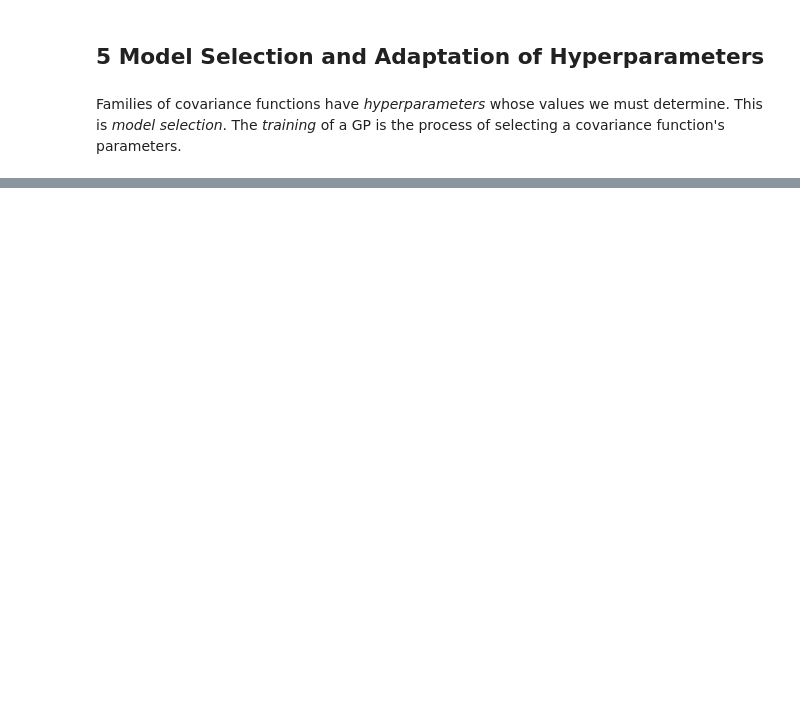
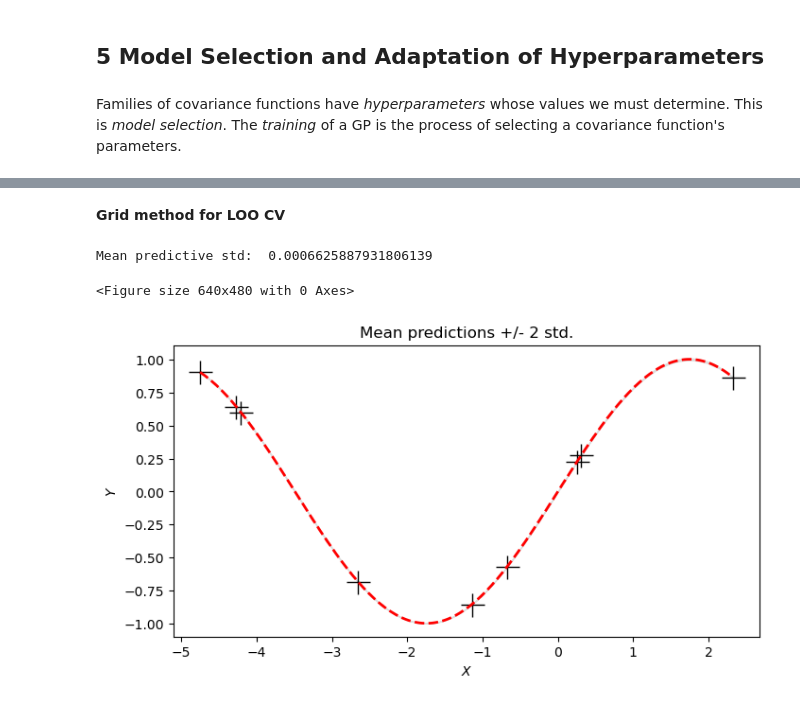
Before and after one commit to SashaCroatia/GaussianProcessRegression, a Jupyter notebook: Hyperparameter_Kernel_Selection.ipynb, the cells around one changed output, grey strips where cells are left out. Drawn from its saved outputs; the diff is of its cells as text; code cells hidden in the pictures; blank space fills up the shorter version.

```diff
--- a/Hyperparameter_Kernel_Selection.ipynb
+++ b/Hyperparameter_Kernel_Selection.ipynb
@@ -82,0 +410,43 @@ Families of covariance functions have _hyperparameters_ whose values we must det
+# %%
+def accuracy_score(y_test, mu_pred, std_pred):
+    y_test = y_test[0][0]
+    mu_pred = mu_pred[0][0]
+    std_pred = std_pred[0]
+
+    #prob = -(1/2)*np.log(std_pred**2) - (y_test - mu_pred)**2/(2*std_pred**2) - (1/2)*np.log(2*np.pi)
+    prob = -1*(y_test - mu_pred)**2 #squared error loss
+    return prob
+
+
+def kfold_score(par,X,y):
+    sigma_n, l, sigma_f = par #noise std, lengthscale l, and signal std
+
+    #Initialize a list to store the evaluation scores
+    scores = []
+
+    #Iterate through each fold
+    for train_indices, validation_indices in fold_indices:
+        X_train, y_train = X[train_indices], y[train_indices]
+        X_test, y_test = X[validation_indices], y[validation_indices]
+
+        #Using the training model, make predictions on the test data
+        Xtest_val, mu_pred, std_pred = conditional(X_test, X_train, y_train, sigma_n, l, sigma_f)
+
+        #Calculate the accuracy score for this fold
+        fold_score = accuracy_score(y_test, mu_pred, std_pred)
+
+        #Append the fold score to the list of scores
+        scores.append(fold_score)
+
+    sum_accuracy = -1*np.sum(scores) #(Negative) LOO log predictive probability (or density) --> NLPD
+
+    return [[sum_accuracy]]
+# %% [markdown]
+**Grid method for LOO CV**
+# %%
+[[sigma_n, l, sigma, z], [l_plot, sigma_plot, num_points, function]] = grid(kfold_score, init_par, depth = 2, num_points = 30)
+plot_post(X, y.T[0], sigma_n, l, sigma)
+# %% [output]
+Mean predictive std:  0.0006625887931806139
+<Figure size 640x480 with 0 Axes>
+[figure, added]
```
Also changed, not shown: parts of 49 cells of this notebook, 1 other file.
